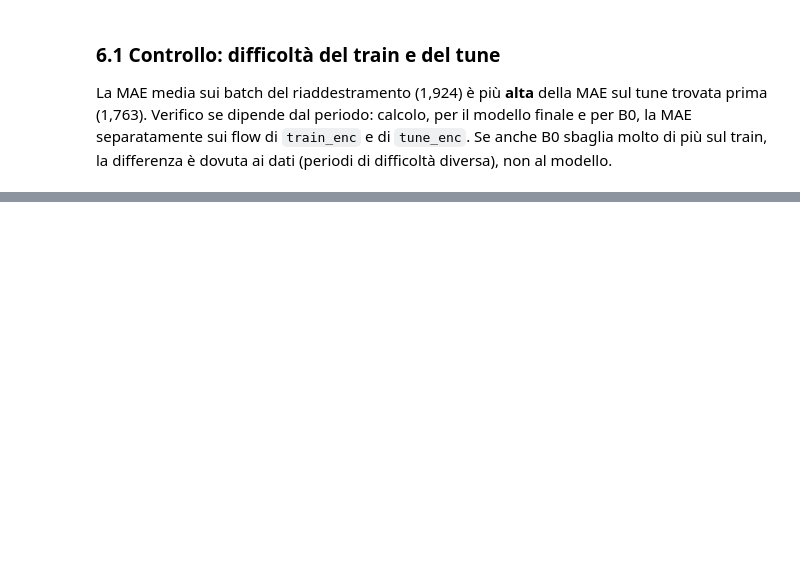
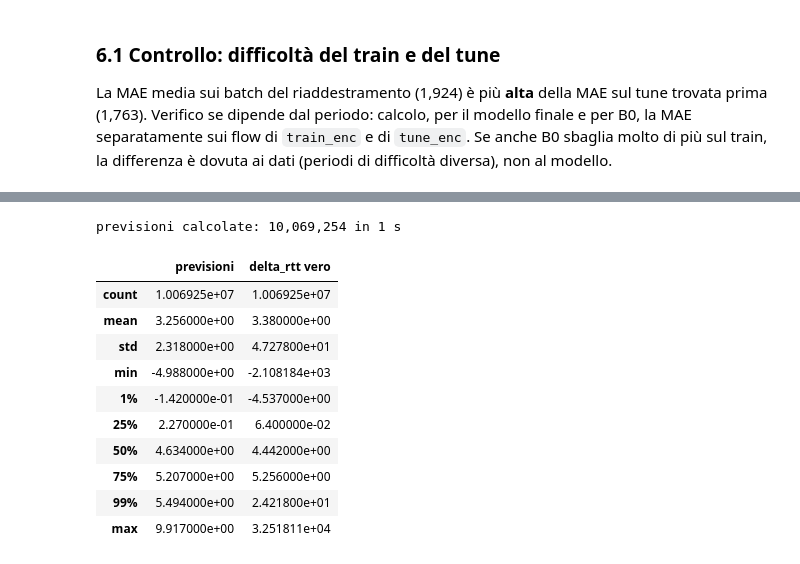
Before and after one commit to giovannipavan/flow-tokenization, a Jupyter notebook: results/linear_regression1.ipynb, the cells around one changed output, grey strips where cells are left out. Saved outputs shown, nothing was run; the diff lists cells and outputs as text; code cells hidden in the pictures; blank space fills up the shorter version.

```diff
--- a/results/linear_regression1.ipynb
+++ b/results/linear_regression1.ipynb
@@ -463,0 +470,26 @@ NameError: name 'yt_tt' is not defined
+# %%
+t0 = time.time()
+pred_va = prevedi(modello_finale, X_va, x_va)
+print(f"previsioni calcolate: {len(pred_va):,} in {time.time() - t0:.0f} s")
+
+assert len(pred_va) == len(riga_va), "numero di previsioni diverso dal numero di flow"
+assert np.isfinite(pred_va).all(), "ci sono previsioni NaN o infinite"
+
+riepilogo = pd.DataFrame({
+    "previsioni":     pd.Series(pred_va).describe(percentiles=[0.01, 0.25, 0.5, 0.75, 0.99]),
+    "delta_rtt vero": pd.Series(y_va).describe(percentiles=[0.01, 0.25, 0.5, 0.75, 0.99]),
+})
+display(riepilogo.round(3))
+# %% [output]
+previsioni calcolate: 10,069,254 in 1 s
+|  | previsioni | delta_rtt vero |
+| count | 1.006925e+07 | 1.006925e+07 |
+| mean | 3.256000e+00 | 3.380000e+00 |
+| std | 2.318000e+00 | 4.727800e+01 |
+| min | -4.988000e+00 | -2.108184e+03 |
+| 1% | -1.420000e-01 | -4.537000e+00 |
+| 25% | 2.270000e-01 | 6.400000e-02 |
+| 50% | 4.634000e+00 | 4.442000e+00 |
+| 75% | 5.207000e+00 | 5.256000e+00 |
+| 99% | 5.494000e+00 | 2.421800e+01 |
+| max | 9.917000e+00 | 3.251811e+04 |
```
Also changed, not shown: parts of 11 cells of this notebook, 6 other files.
